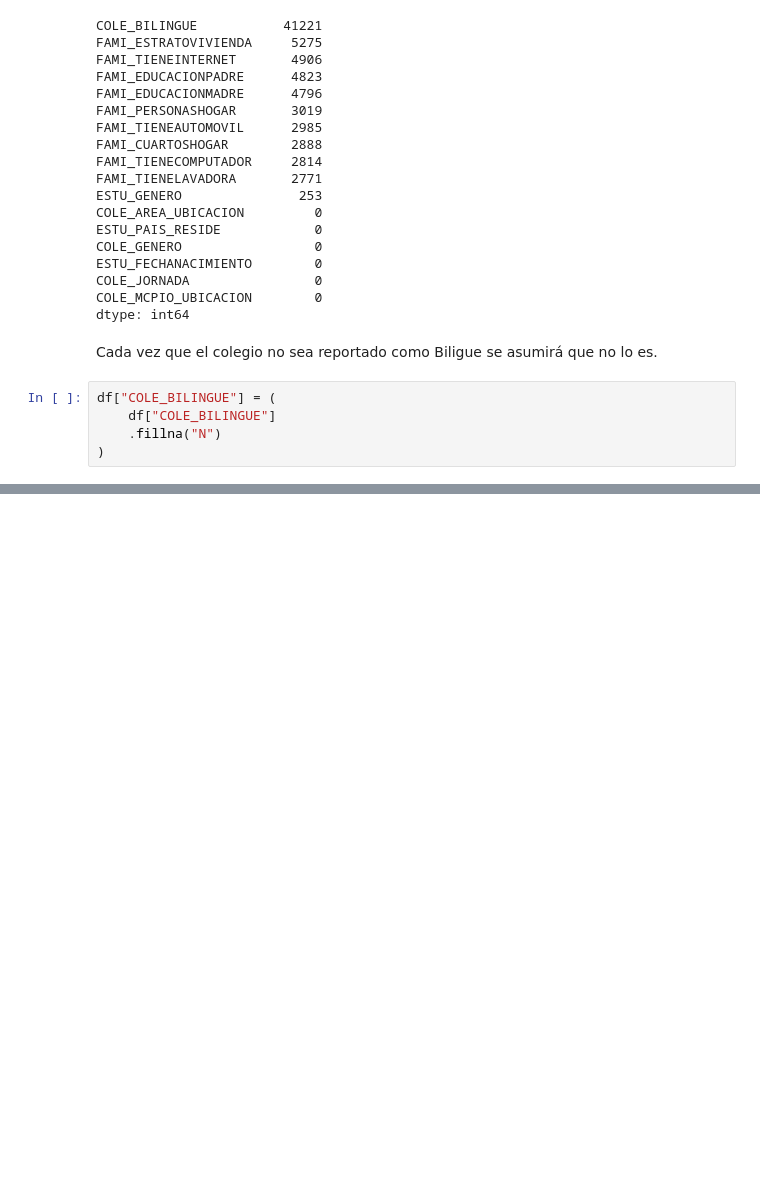
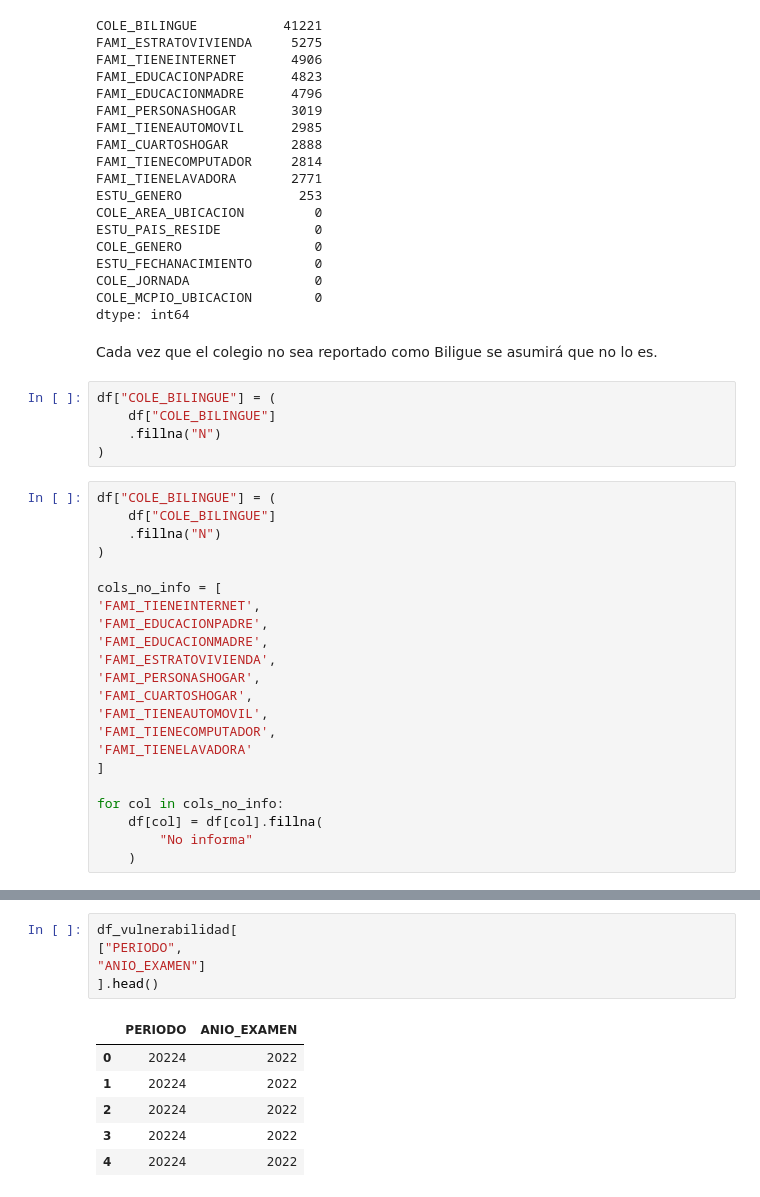
Before and after one commit to danielasolarte/Proyecto2Analitica, a Jupyter notebook: Pregunta3_Vulnerabilidad/Exploración/Limpieza_ExploraciónP3.ipynb, the cells around one changed output, grey strips where cells are left out. Cells and saved outputs as stored; diff of their text form; blank space fills up the shorter version.

```diff
--- a/Pregunta3_Vulnerabilidad/Exploración/Limpieza_ExploraciónP3.ipynb
+++ b/Pregunta3_Vulnerabilidad/Exploración/Limpieza_ExploraciónP3.ipynb
@@ -119,3 +119,25 @@ df["COLE_BILINGUE"] = (
     df["COLE_BILINGUE"]
     .fillna("N")
 )
+# %%
+df["COLE_BILINGUE"] = (
+    df["COLE_BILINGUE"]
+    .fillna("N")
+)
+
+cols_no_info = [
+'FAMI_TIENEINTERNET',
+'FAMI_EDUCACIONPADRE',
+'FAMI_EDUCACIONMADRE',
+'FAMI_ESTRATOVIVIENDA',
+'FAMI_PERSONASHOGAR',
+'FAMI_CUARTOSHOGAR',
+'FAMI_TIENEAUTOMOVIL',
+'FAMI_TIENECOMPUTADOR',
+'FAMI_TIENELAVADORA'
+]
+
+for col in cols_no_info:
+    df[col] = df[col].fillna(
+        "No informa"
+    )
@@ -121,0 +239,12 @@ df["COLE_BILINGUE"] = (
+# %%
+df_vulnerabilidad[
+["PERIODO",
+"ANIO_EXAMEN"]
+].head()
+# %% [output]
+|  | PERIODO | ANIO_EXAMEN |
+| 0 | 20224 | 2022 |
+| 1 | 20224 | 2022 |
+| 2 | 20224 | 2022 |
+| 3 | 20224 | 2022 |
+| 4 | 20224 | 2022 |
```
Also changed, not shown: parts of 27 cells of this notebook.
